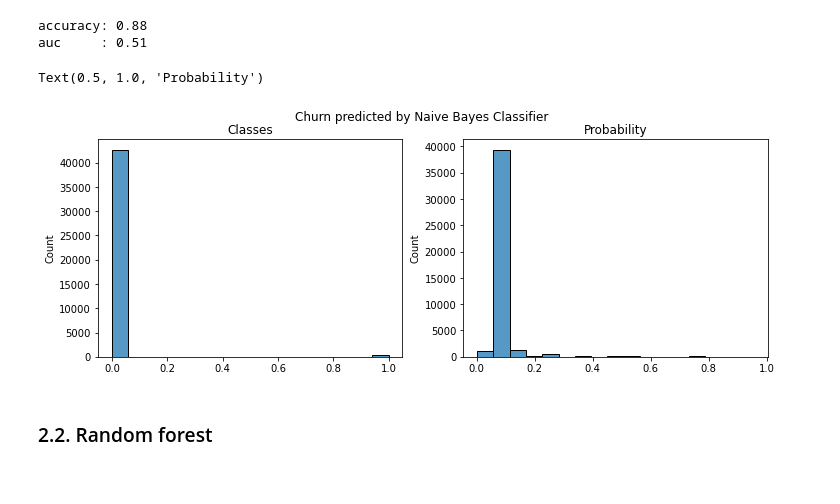
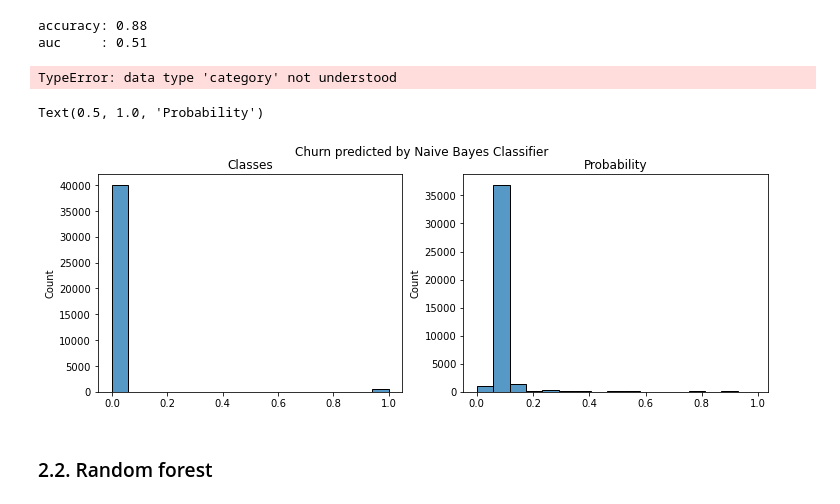
Before and after one commit to vladdez/churn, a Jupyter notebook: churn.ipynb, the cells around one changed output. Saved outputs shown, nothing was run; the diff lists cells and outputs as text; code cells hidden in the pictures.

```diff
--- a/churn.ipynb
+++ b/churn.ipynb
@@ -226,16 +226,20 @@ results.append({'model': 'm1', 'auc' : round(roc_auc_score(y_test, y_hat_class1)
 # %% [output]
 accuracy: 0.88
 auc     : 0.51
+# %%
+y_hat_class1.astype('int',copy=False).astype('category',copy=False)
+# %% [output]
+TypeError: data type 'category' not understood
 # %%
 fig, axs = plt.subplots(ncols=2, figsize=(12,4))
-sns.histplot(x=y_hat_class, ax=axs[0])
-sns.histplot(x=y_hat_proba, ax=axs[1])
+sns.histplot(x=y_hat_class1, ax=axs[0])
+sns.histplot(x=y_hat_proba1, ax=axs[1])
 fig.suptitle('Churn predicted by Naive Bayes Classifier')
 axs[0].set_title('Classes')
 axs[1].set_title('Probability')
 # %% [output]
 Text(0.5, 1.0, 'Probability')
-[figure, old version]
+[figure, new version]
 # %% [markdown]
 ### 2.2. Random forest
 # %%
```
